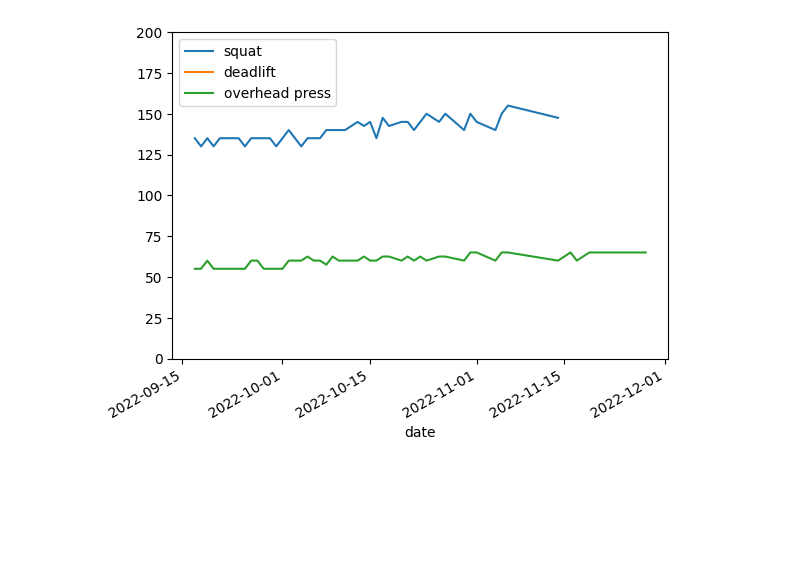
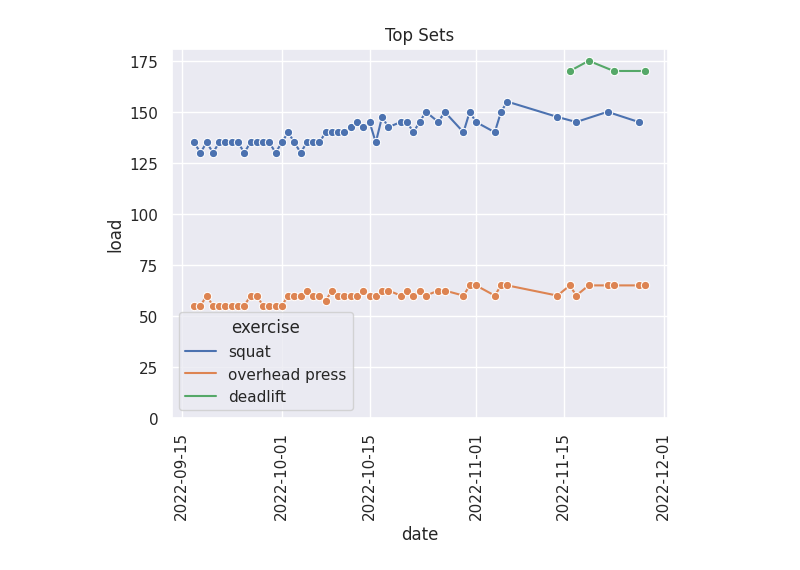
Before and after one commit to mattiasthalen/Top-Set-Log, a Jupyter notebook: top-set-log.ipynb, the cells around one changed output. Drawn from its saved outputs; the diff is of its cells as text; code cells hidden in the pictures; blank space fills up the shorter version.

Commit message:
Fix gaps in lineplot

```diff
--- a/top-set-log.ipynb
+++ b/top-set-log.ipynb
@@ -1,6 +1,10 @@
 # %%
 import pandas as pd
 import numpy as np
+import matplotlib.pyplot as plt
+import seaborn as sns
+
+sns.set_theme(style = 'darkgrid')
 # %%
 df = (pd.read_json('data.json', orient = 'index')
         .reset_index()
@@ -18,4 +27,13 @@ df.tail()
-# %%
-_ = df.plot(x = 'date', y = ['squat', 'deadlift', 'overhead press'], ylim = [0, 200])
-# %% [output]
-[figure, removed]
+# %%
+sns.lineplot(x = 'date',
+             y = 'load',
+             hue = 'exercise',
+             marker = 'o',
+             data = df)
+
+plt.title('Top Sets')
+plt.ylim([0, None])
+plt.xticks(rotation = 90)
+plt.show()
+# %% [output]
+[figure, added]
```
Also changed, not shown: parts of 1 cell of this notebook, 1 other file.
